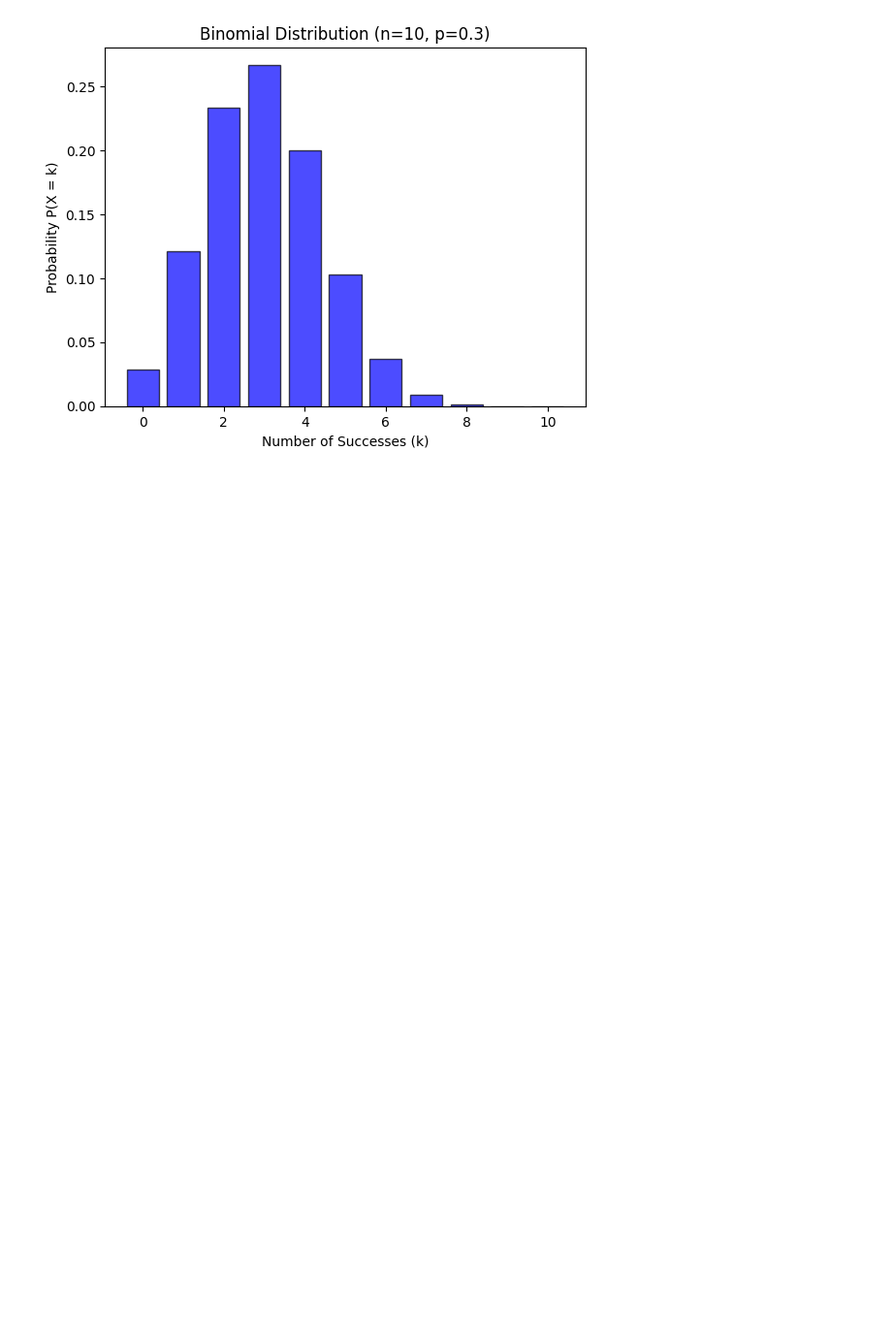
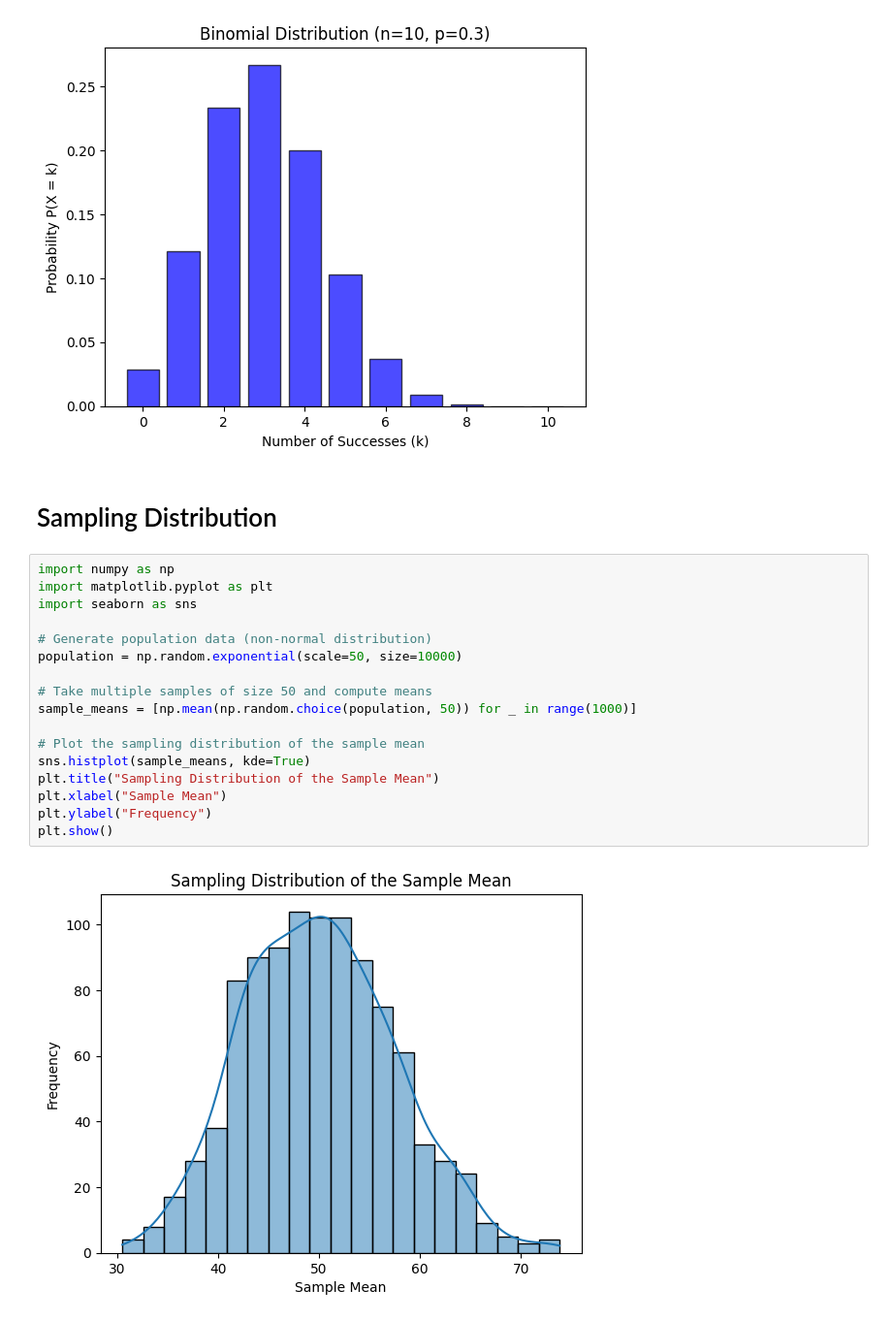
Before and after one commit to G1Codes/Statistics, a Jupyter notebook: Central Limit Theorem.ipynb, the cells around one changed output. Shown: that part at 97% size. Drawn from its saved outputs; the diff is of its cells as text; blank space fills up the shorter version.

```diff
--- a/Central Limit Theorem.ipynb
+++ b/Central Limit Theorem.ipynb
@@ -79,3 +79,24 @@ plt.title(f'Binomial Distribution (n={n}, p={p})')
 plt.show()
 # %% [output]
 [figure]
+# %% [markdown]
+# Sampling Distribution
+# %%
+import numpy as np
+import matplotlib.pyplot as plt
+import seaborn as sns
+
+# Generate population data (non-normal distribution)
+population = np.random.exponential(scale=50, size=10000)
+
+# Take multiple samples of size 50 and compute means
+sample_means = [np.mean(np.random.choice(population, 50)) for _ in range(1000)]
+
+# Plot the sampling distribution of the sample mean
+sns.histplot(sample_means, kde=True)
+plt.title("Sampling Distribution of the Sample Mean")
+plt.xlabel("Sample Mean")
+plt.ylabel("Frequency")
+plt.show()
+# %% [output]
+[figure, added]
```
Also changed, not shown: parts of 5 cells of this notebook.
